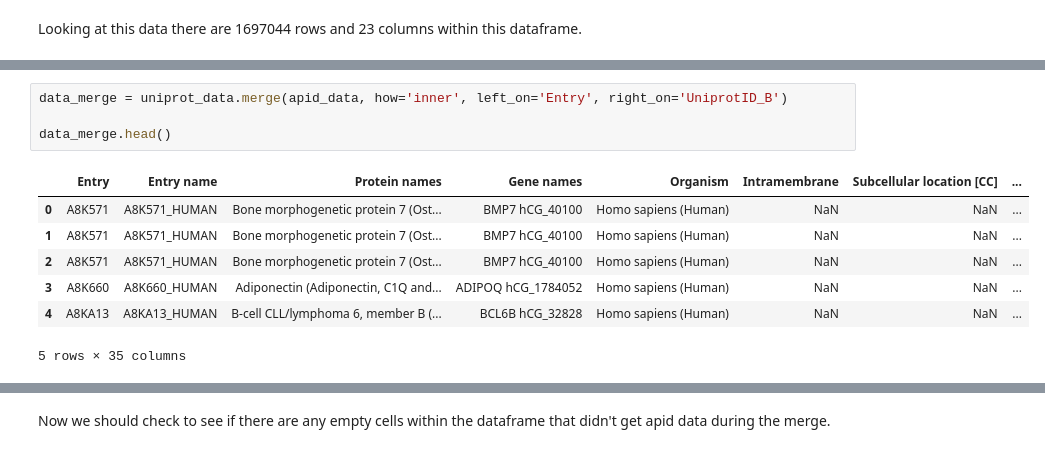
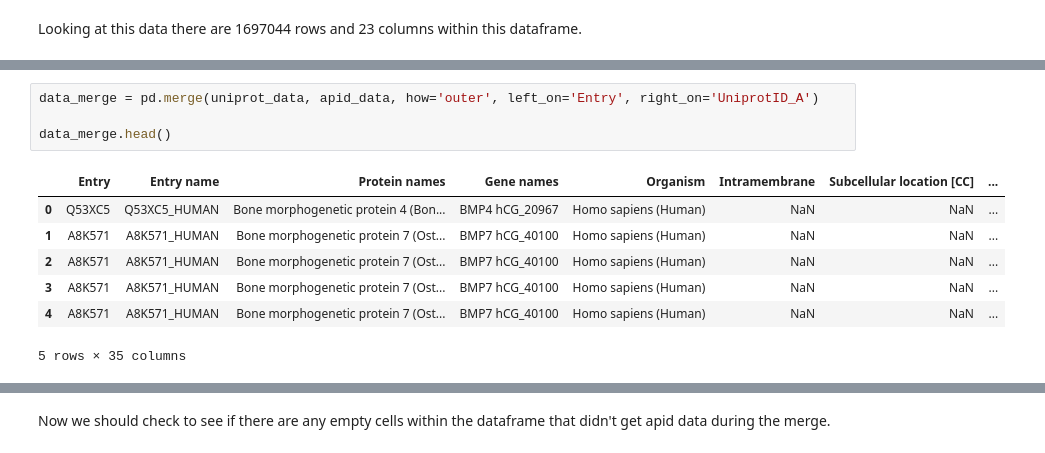
Before and after one commit to Zach-Sisson-1/Host-Pathogen_Network_Analysis, a Jupyter notebook: jupyter_notebooks/exploratory_work.ipynb, the cells around one changed output, grey strips where cells are left out. Saved outputs shown, nothing was run; the diff lists cells and outputs as text.

Commit message:
JupyterNotebook work, notes, and ensembl data

```diff
--- a/jupyter_notebooks/exploratory_work.ipynb
+++ b/jupyter_notebooks/exploratory_work.ipynb
@@ -80,12 +69,12 @@ memory usage: 297.8+ MB
 # %%
-data_merge = uniprot_data.merge(apid_data, how='inner', left_on='Entry', right_on='UniprotID_B')
+data_merge = pd.merge(uniprot_data, apid_data, how='outer', left_on='Entry', right_on='UniprotID_A')
 
 data_merge.head()
 # %% [output]
 |  | Entry | Entry name | Protein names | Gene names | Organism | Intramembrane | Subcellular location [CC] | ... |
-| 0 | A8K571 | A8K571_HUMAN | Bone morphogenetic protein 7 (Ost... | BMP7 hCG_40100 | Homo sapiens (Human) | NaN | NaN | ... |
+| 0 | Q53XC5 | Q53XC5_HUMAN | Bone morphogenetic protein 4 (Bon... | BMP4 hCG_20967 | Homo sapiens (Human) | NaN | NaN | ... |
 | 1 | A8K571 | A8K571_HUMAN | Bone morphogenetic protein 7 (Ost... | BMP7 hCG_40100 | Homo sapiens (Human) | NaN | NaN | ... |
 | 2 | A8K571 | A8K571_HUMAN | Bone morphogenetic protein 7 (Ost... | BMP7 hCG_40100 | Homo sapiens (Human) | NaN | NaN | ... |
-| 3 | A8K660 | A8K660_HUMAN | Adiponectin (Adiponectin, C1Q and... | ADIPOQ hCG_1784052 | Homo sapiens (Human) | NaN | NaN | ... |
-| 4 | A8KA13 | A8KA13_HUMAN | B-cell CLL/lymphoma 6, member B (... | BCL6B hCG_32828 | Homo sapiens (Human) | NaN | NaN | ... |
+| 3 | A8K571 | A8K571_HUMAN | Bone morphogenetic protein 7 (Ost... | BMP7 hCG_40100 | Homo sapiens (Human) | NaN | NaN | ... |
+| 4 | A8K571 | A8K571_HUMAN | Bone morphogenetic protein 7 (Ost... | BMP7 hCG_40100 | Homo sapiens (Human) | NaN | NaN | ... |
 5 rows × 35 columns
```
Also changed, not shown: parts of 18 cells of this notebook, 2 other files.
